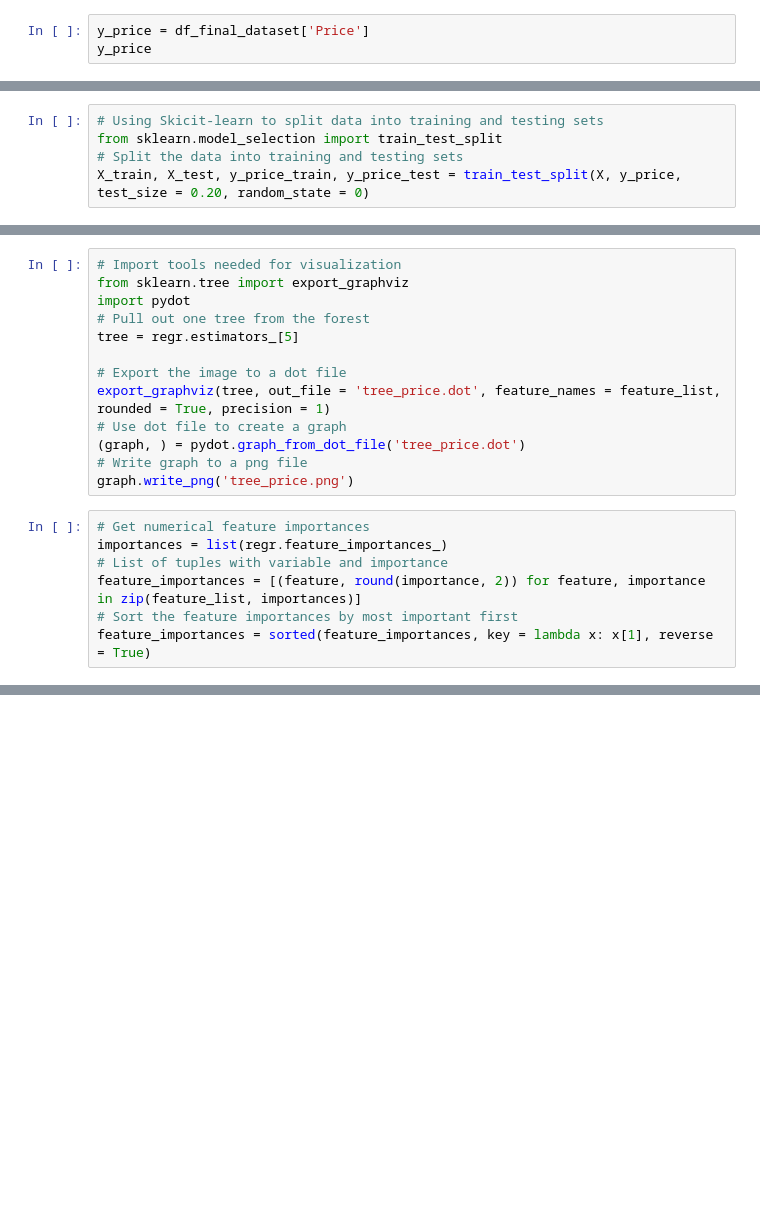
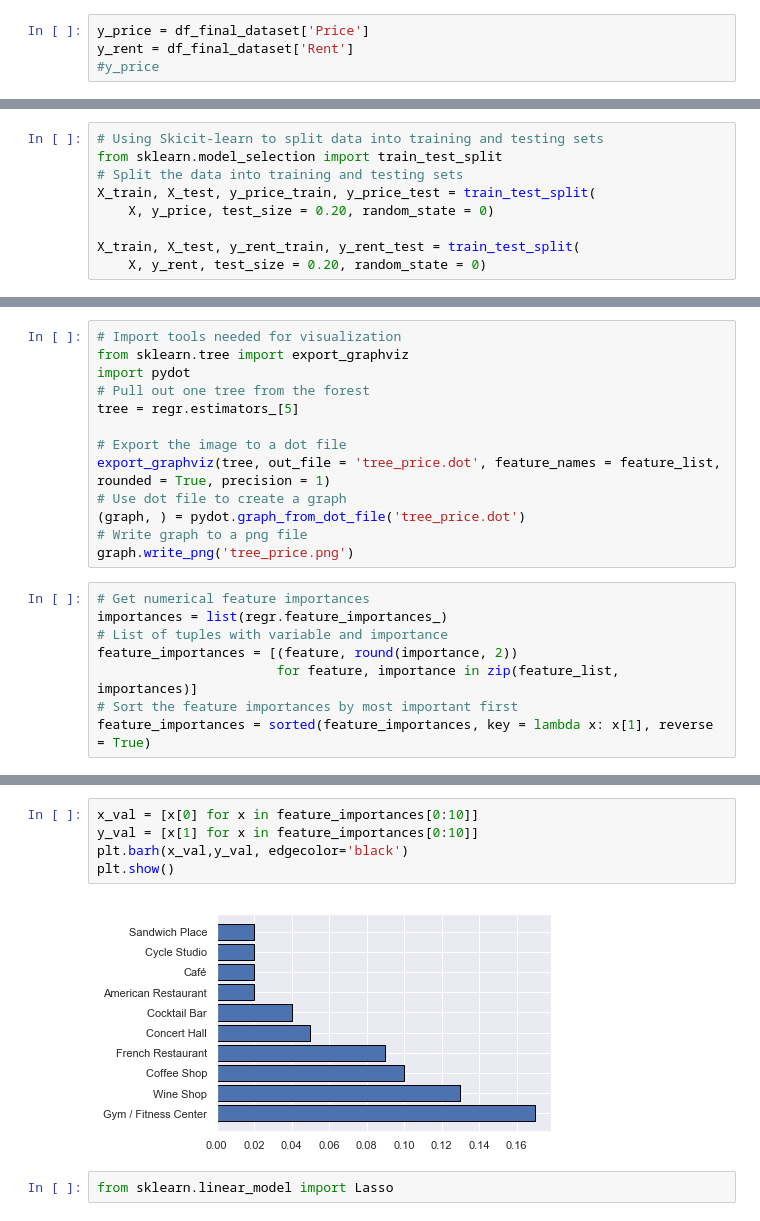
Before and after one commit to allaccountstaken/predicting_urban_home_values, a Jupyter notebook: Predicting Home Values Using Venues.ipynb, the cells around one changed output, grey strips where cells are left out. Saved outputs shown, nothing was run; the diff lists cells and outputs as text; blank space fills up the shorter version.

Commit message:
create first general price feature importance barh plot

```diff
--- a/Predicting Home Values Using Venues.ipynb
+++ b/Predicting Home Values Using Venues.ipynb
@@ -595,4 +595,5 @@ df_final_dataset.head(2)
 2 rows × 379 columns
 # %%
 y_price = df_final_dataset['Price']
-y_price
+y_rent = df_final_dataset['Rent']
+#y_price
@@ -632,7 +615,11 @@ feature_list = list(X.columns)
 # Using Skicit-learn to split data into training and testing sets
 from sklearn.model_selection import train_test_split
 # Split the data into training and testing sets
-X_train, X_test, y_price_train, y_price_test = train_test_split(X, y_price, test_size = 0.20, random_state = 0)
+X_train, X_test, y_price_train, y_price_test = train_test_split(
+    X, y_price, test_size = 0.20, random_state = 0)
+
+X_train, X_test, y_rent_train, y_rent_test = train_test_split(
+    X, y_rent, test_size = 0.20, random_state = 0)
 # %%
 from sklearn.ensemble import RandomForestRegressor
 from sklearn.datasets import make_regression
@@ -682,6 +669,7 @@ graph.write_png('tree_price.png')
 # Get numerical feature importances
 importances = list(regr.feature_importances_)
 # List of tuples with variable and importance
-feature_importances = [(feature, round(importance, 2)) for feature, importance in zip(feature_list, importances)]
+feature_importances = [(feature, round(importance, 2))
+                       for feature, importance in zip(feature_list, importances)]
 # Sort the feature importances by most important first
 feature_importances = sorted(feature_importances, key = lambda x: x[1], reverse = True)
@@ -733,0 +699,9 @@ Variable: Women's Store        Importance: 0.0
+# %%
+x_val = [x[0] for x in feature_importances[0:10]]
+y_val = [x[1] for x in feature_importances[0:10]]
+plt.barh(x_val,y_val, edgecolor='black')
+plt.show()
+# %% [output]
+[figure, added]
+# %%
+from sklearn.linear_model import Lasso
```
Also changed, not shown: parts of 9 cells of this notebook.
